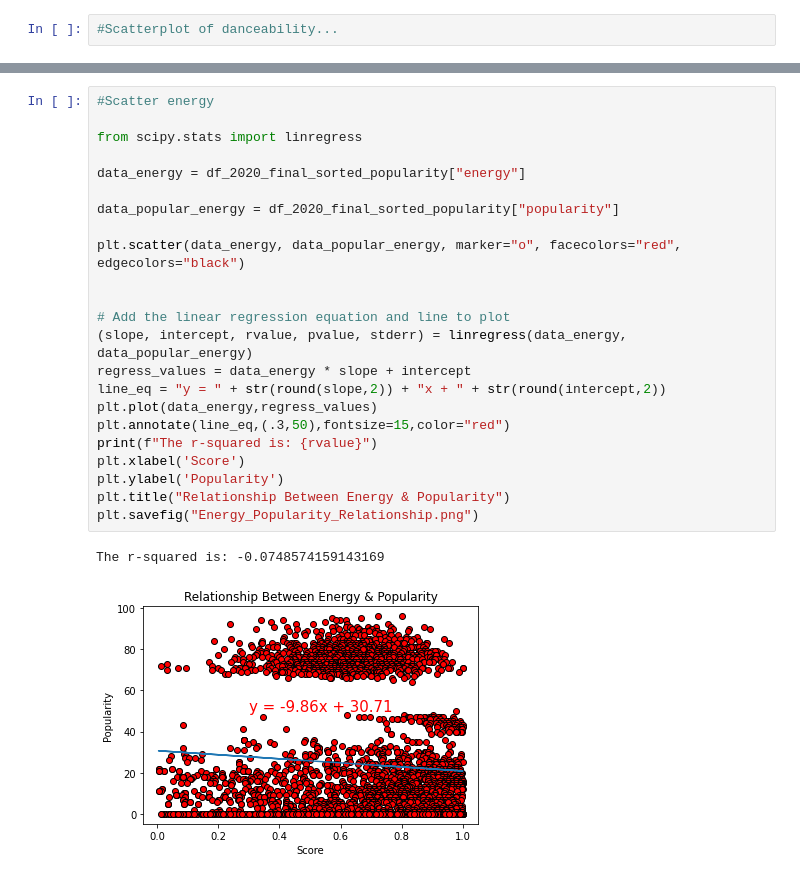
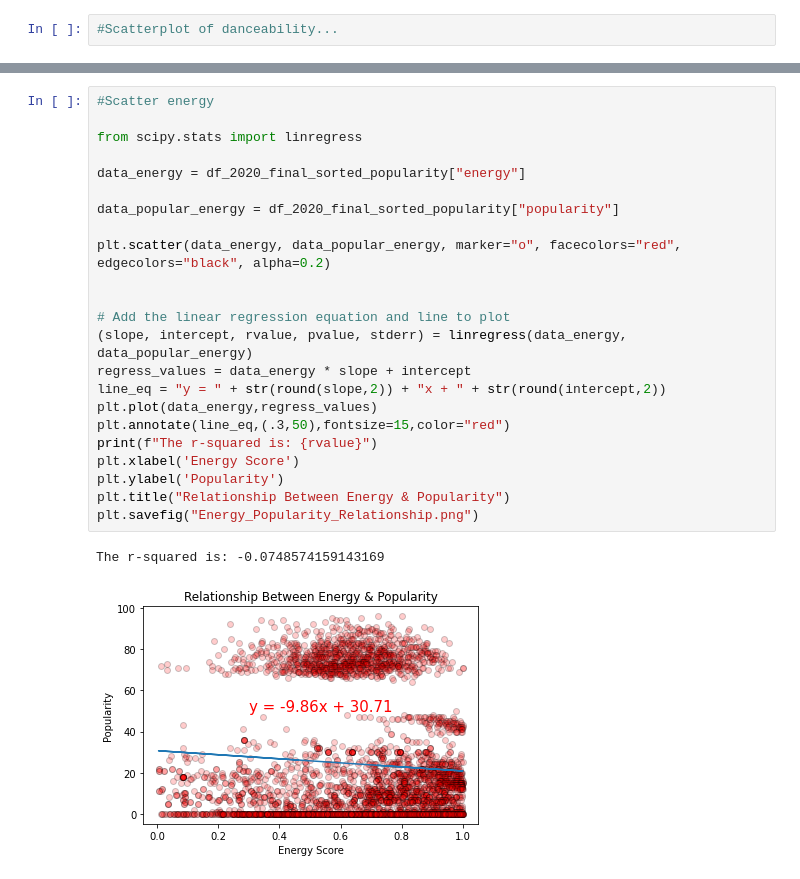
Before and after one commit to GregMaginn/Project-01, a Jupyter notebook: Popularity_By_Track_Identifier_2020.ipynb, the cells around one changed output, grey strips where cells are left out. Drawn from its saved outputs; the diff is of its cells as text.

```diff
--- a/Popularity_By_Track_Identifier_2020.ipynb
+++ b/Popularity_By_Track_Identifier_2020.ipynb
@@ -578,29 +579,29 @@ The r-squared is: 0.5106903657870767
 # %%
 #Scatter energy
 
 from scipy.stats import linregress
 
 data_energy = df_2020_final_sorted_popularity["energy"]
 
 data_popular_energy = df_2020_final_sorted_popularity["popularity"]
 
-plt.scatter(data_energy, data_popular_energy, marker="o", facecolors="red", edgecolors="black")
+plt.scatter(data_energy, data_popular_energy, marker="o", facecolors="red", edgecolors="black", alpha=0.2)
 
 
 # Add the linear regression equation and line to plot
 (slope, intercept, rvalue, pvalue, stderr) = linregress(data_energy, data_popular_energy)
 regress_values = data_energy * slope + intercept
 line_eq = "y = " + str(round(slope,2)) + "x + " + str(round(intercept,2))
 plt.plot(data_energy,regress_values)
 plt.annotate(line_eq,(.3,50),fontsize=15,color="red")
 print(f"The r-squared is: {rvalue}")
-plt.xlabel('Score')
+plt.xlabel('Energy Score')
 plt.ylabel('Popularity')
 plt.title("Relationship Between Energy & Popularity")
 plt.savefig("Energy_Popularity_Relationship.png")
 # %% [output]
 The r-squared is: -0.0748574159143169
-[figure, old version]
+[figure, new version]
 # %%
 #Scatter liveness
 
```
Also changed, not shown: parts of 9 cells of this notebook, 9 other files.
